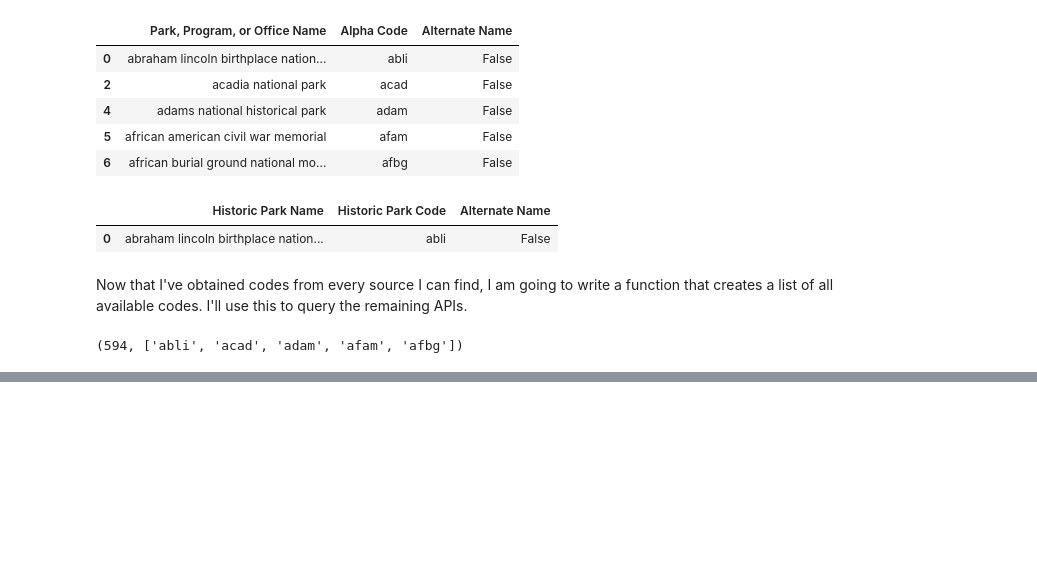
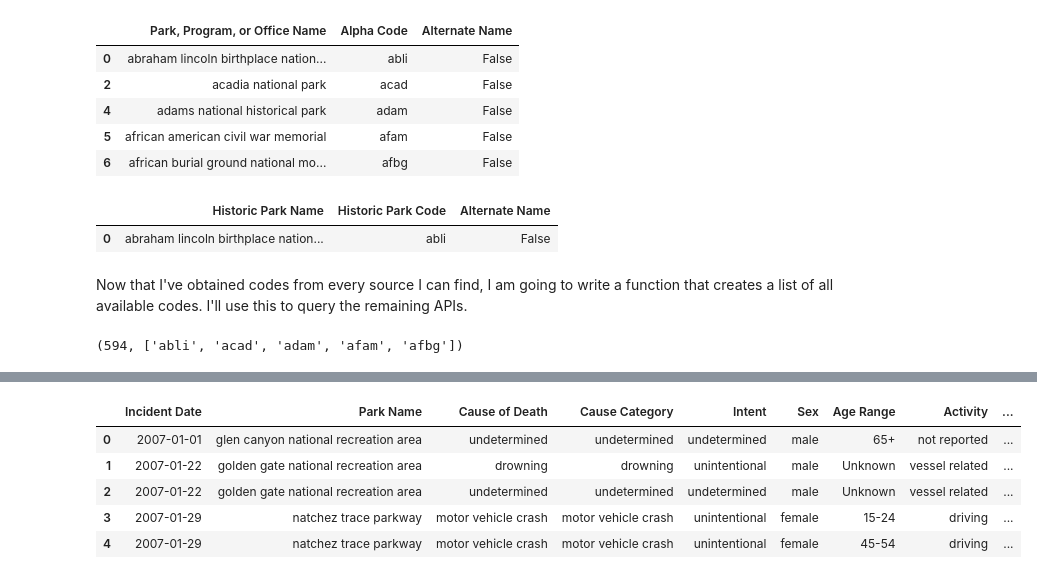
Before and after one commit to jeccalong/NPS_Mortality_Analysis, a Jupyter notebook: Notebooks/aquisitionAndCleaning.ipynb, the cells around one changed output, grey strips where cells are left out. Drawn from its saved outputs; the diff is of its cells as text; code cells hidden in the pictures; blank space fills up the shorter version.

Commit message:
Added all park codes to mortality df

```diff
--- a/Notebooks/aquisitionAndCleaning.ipynb
+++ b/Notebooks/aquisitionAndCleaning.ipynb
@@ -920,0 +1012,17 @@ len(all_codes), all_codes[:5]
+# %%
+df_with_codes = add_park_codes(
+    df,
+    df_historic_codes,
+    df_api_codes,
+    df_units,
+    df_visits,
+)
+
+df_with_codes.head()
+# %% [output]
+|  | Incident Date | Park Name | Cause of Death | Cause Category | Intent | Sex | Age Range | Activity | ... |
+| 0 | 2007-01-01 | glen canyon national recreation area | undetermined | undetermined | undetermined | male | 65+ | not reported | ... |
+| 1 | 2007-01-22 | golden gate national recreation area | drowning | drowning | unintentional | male | Unknown | vessel related | ... |
+| 2 | 2007-01-22 | golden gate national recreation area | undetermined | undetermined | undetermined | male | Unknown | vessel related | ... |
+| 3 | 2007-01-29 | natchez trace parkway | motor vehicle crash | motor vehicle crash | unintentional | female | 15-24 | driving | ... |
+| 4 | 2007-01-29 | natchez trace parkway | motor vehicle crash | motor vehicle crash | unintentional | female | 45-54 | driving | ... |
```
Also changed, not shown: parts of 18 cells of this notebook.
